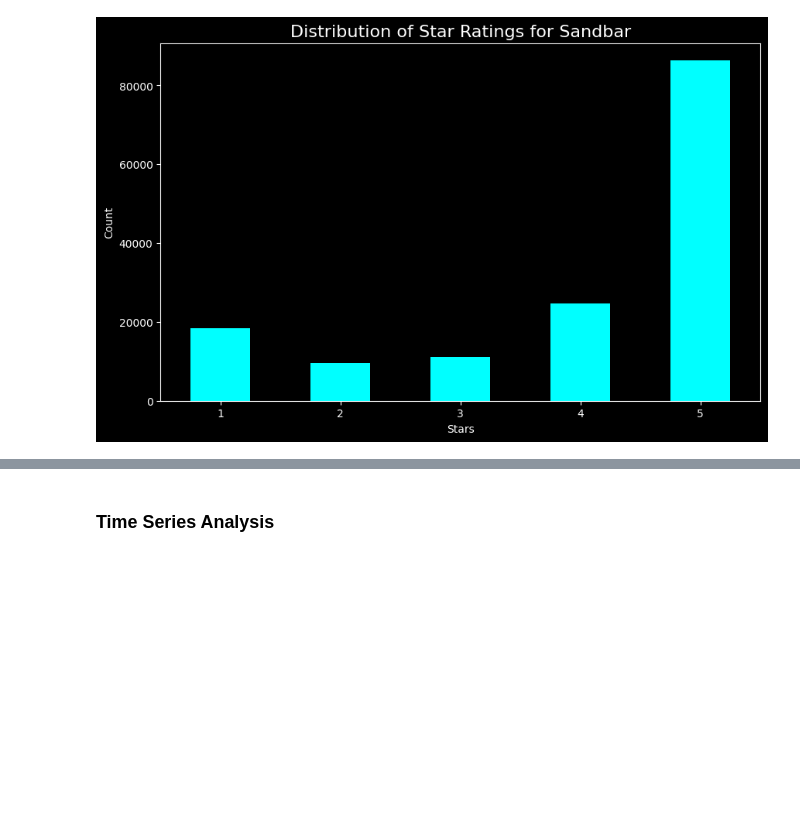
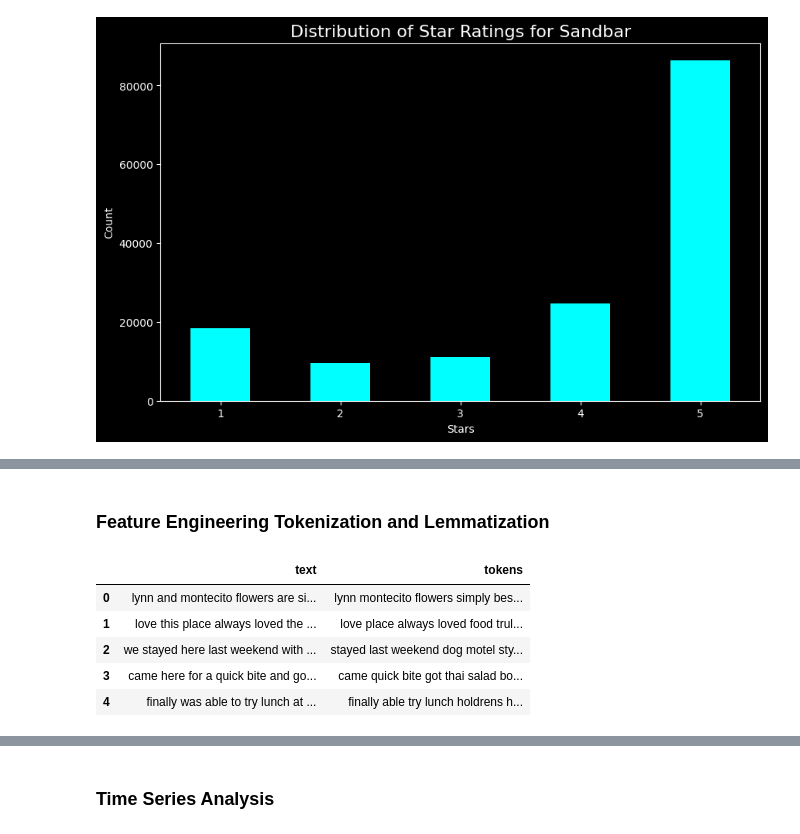
Before and after one commit to eccecarreon/nlp-deployment, a Jupyter notebook: nlp.ipynb, the cells around one changed output, grey strips where cells are left out. Drawn from its saved outputs; the diff is of its cells as text; code cells hidden in the pictures; blank space fills up the shorter version.

Commit message:
finished feature engineering

```diff
--- a/nlp.ipynb
+++ b/nlp.ipynb
@@ -104,0 +128,34 @@ plt.show()
+# %% [markdown]
+### **Feature Engineering** Tokenization and Lemmatization
+# %%
+import nltk
+from nltk.tokenize import word_tokenize
+from nltk.corpus import stopwords
+# nltk.download('punkt_tab')
+
+# Instantiate the stopwords
+stop_words = set(stopwords.words('english'))
+
+# Preprocess text => tokens, remove stopwords and join the tokens
+def preprocess_text_to_token(text):
+
+    # Tokenize text and filter stopwords
+    filtered_tokens = [
+        word for word in word_tokenize(text.lower()) if word not in stop_words
+    ]
+
+    # Join tokens into string
+    return ' '.join(filtered_tokens)
+
+# Create tokens column and apply preprocessing
+df['tokens'] = df['text'].apply(preprocess_text_to_token)
+
+# Check transformation
+df[['text', 'tokens']].head()
+# %% [output]
+|  | text | tokens |
+| 0 | lynn and montecito flowers are si... | lynn montecito flowers simply bes... |
+| 1 | love this place always loved the ... | love place always loved food trul... |
+| 2 | we stayed here last weekend with ... | stayed last weekend dog motel sty... |
+| 3 | came here for a quick bite and go... | came quick bite got thai salad bo... |
+| 4 | finally was able to try lunch at ... | finally able try lunch holdrens h... |
```
Also changed, not shown: parts of 10 cells of this notebook, 1 other file.
